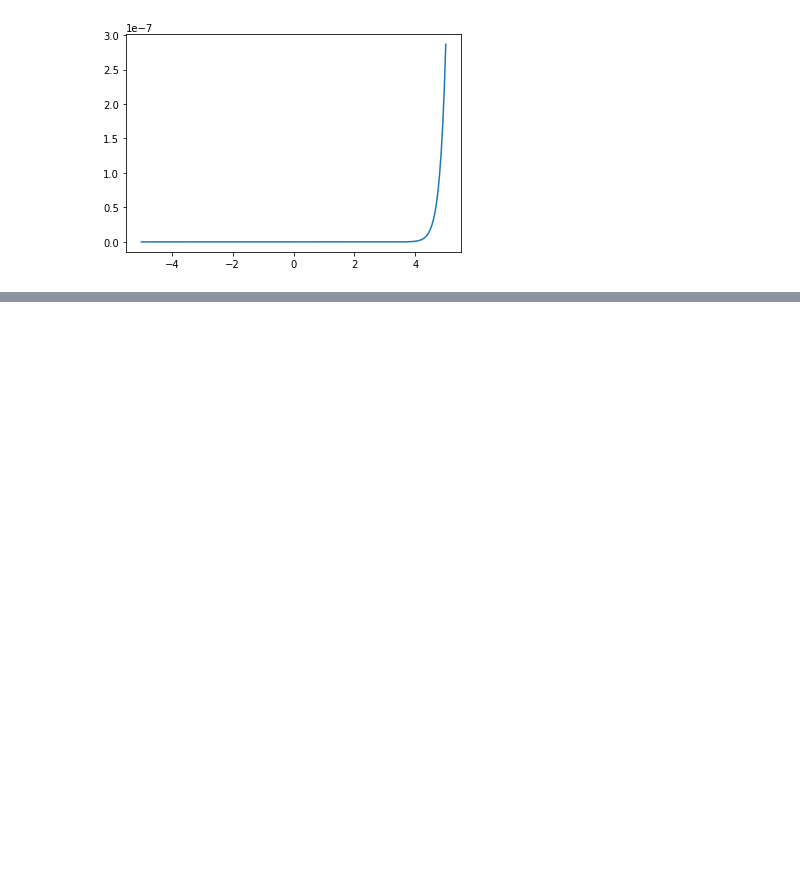
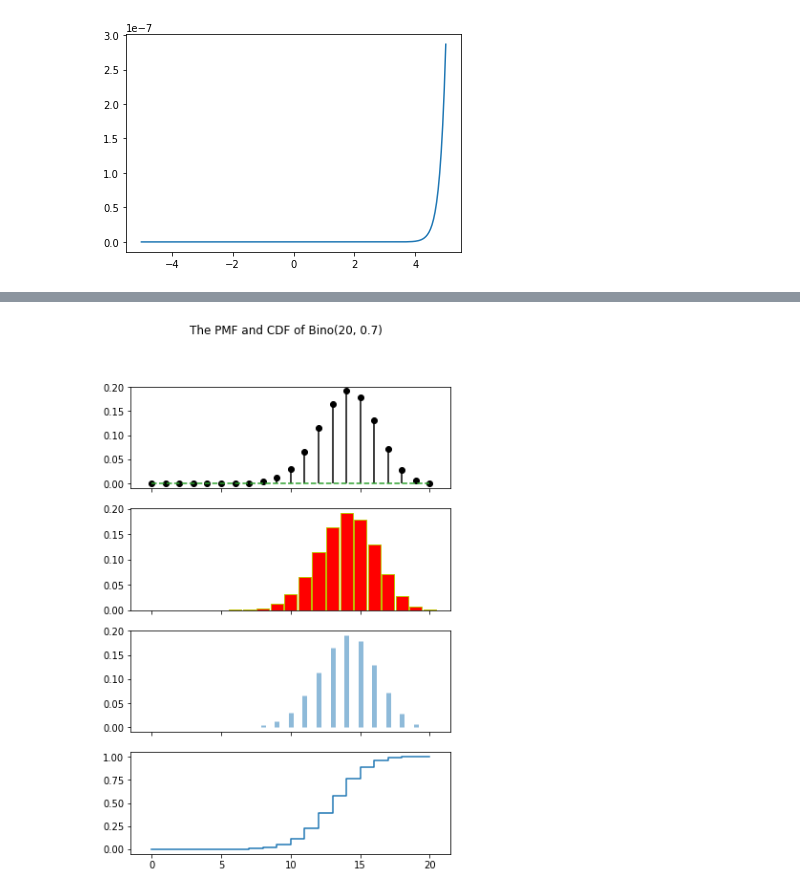
Before and after one commit to Simmonslin/PyStatistics, a Jupyter notebook: class1024.ipynb, the cells around one changed output, grey strips where cells are left out. Cells and saved outputs as stored; diff of their text form; code cells hidden in the pictures; blank space fills up the shorter version.

```diff
--- a/class1024.ipynb
+++ b/class1024.ipynb
@@ -12,0 +57,18 @@ plt.plot(x,y)
+# %%
+import numpy as np
+from scipy.stats import binom
+import matplotlib.pyplot as plt
+
+n, p = 20, 0.7
+x = np.arange(n + 1)
+y = binom.pmf(x, n, p)
+fig, ax = plt.subplots(4,1, sharex = 'col', figsize = [6, 9])
+ax[0].stem(x, y, linefmt='k-', markerfmt='ko', basefmt = 'C2--')
+ax[1].bar(x, y, width = 0.9, color = 'r', edgecolor = 'y' )
+ax[2].vlines(x, 0, y, lw = 5, alpha = 0.5)
+Y = binom.cdf(x, n, p)
+ax[3].plot(x, Y, drawstyle = 'steps-pre')
+plt.suptitle('The PMF and CDF of Bino({}, {})'.format(n, p))
+plt.show()
+# %% [output]
+[figure, added]
```
Also changed, not shown: parts of 4 cells of this notebook, 1 other file.
